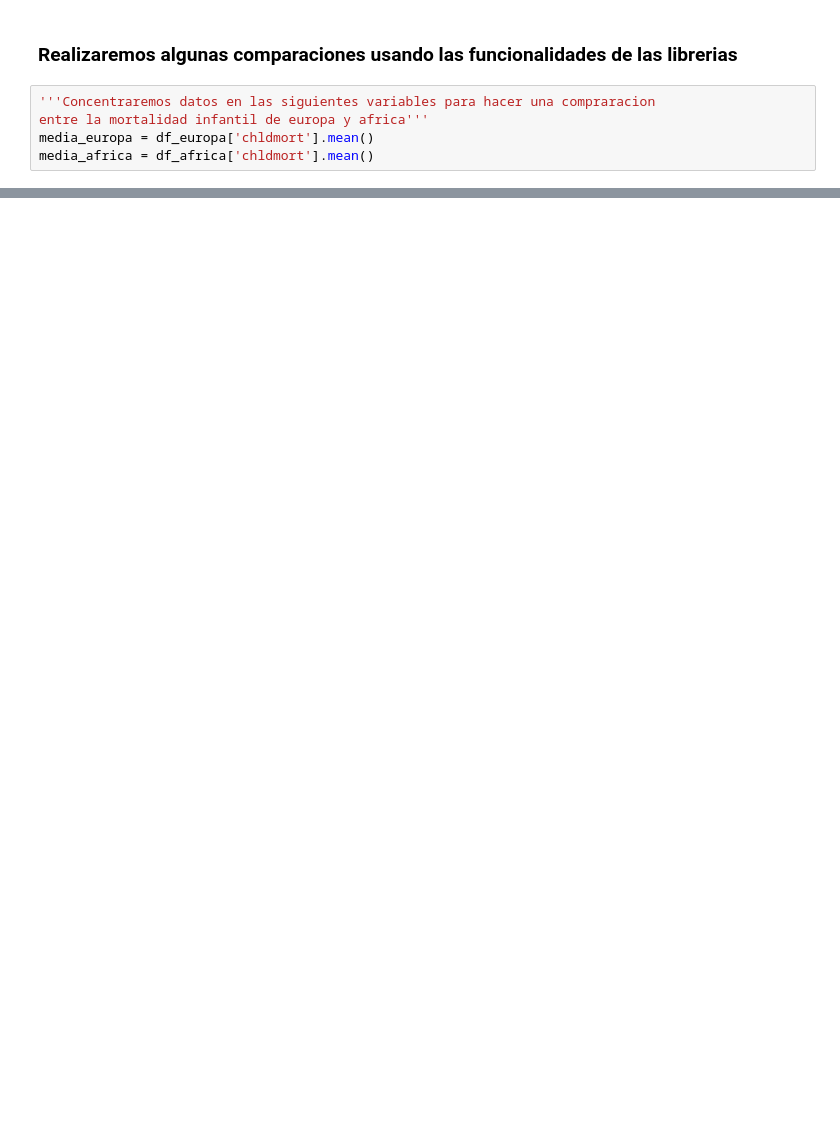
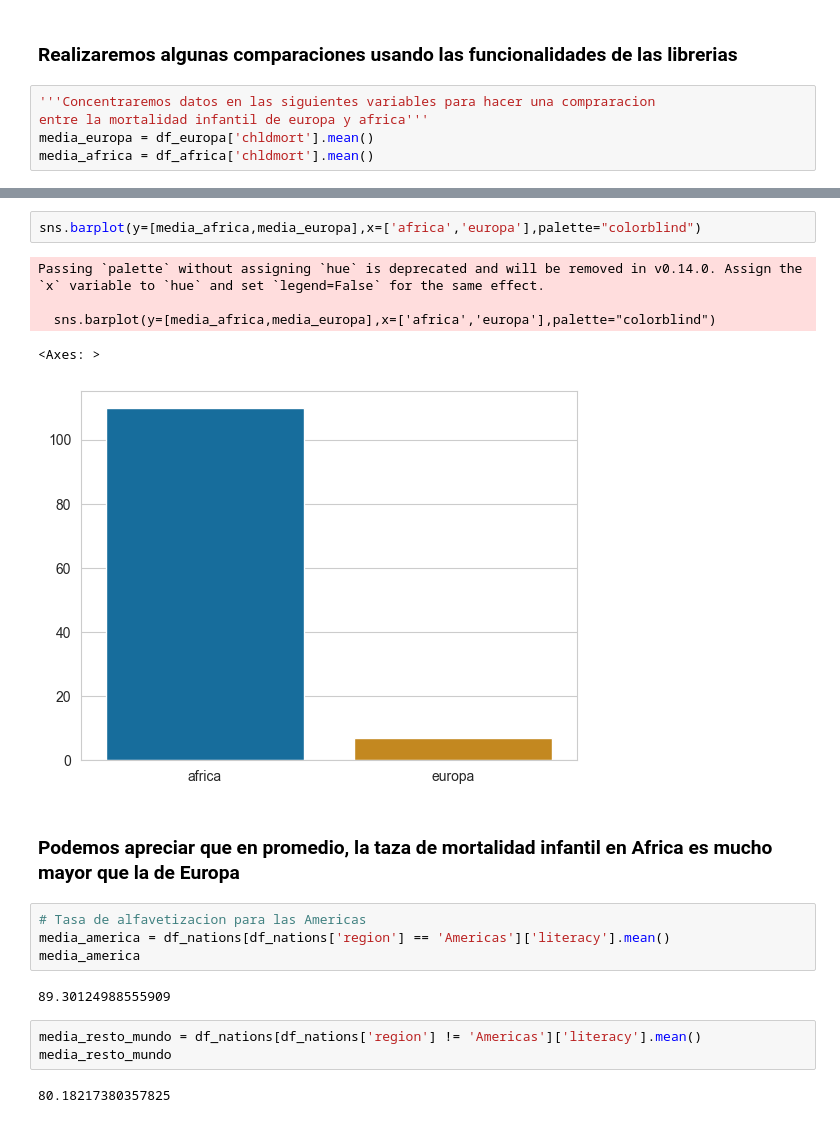
Before and after one commit to Denniels/data_analytic, a Jupyter notebook: nations.ipynb, the cells around one changed output, grey strips where cells are left out. Cells and saved outputs as stored; diff of their text form; blank space fills up the shorter version.

```diff
--- a/nations.ipynb
+++ b/nations.ipynb
@@ -360,0 +363,21 @@ TypeError: barplot() takes from 0 to 1 positional arguments but 2 were given
+# %%
+sns.barplot(y=[media_africa,media_europa],x=['africa','europa'],palette="colorblind")
+# %% [output]
+Passing `palette` without assigning `hue` is deprecated and will be removed in v0.14.0. Assign the `x` variable to `hue` and set `legend=False` for the same effect.
+
+  sns.barplot(y=[media_africa,media_europa],x=['africa','europa'],palette="colorblind")
+<Axes: >
+[figure, added]
+# %% [markdown]
+### Podemos apreciar que en promedio, la taza de mortalidad infantil en Africa es mucho mayor que la de Europa
+# %%
+# Tasa de alfavetizacion para las Americas
+media_america = df_nations[df_nations['region'] == 'Americas']['literacy'].mean()
+media_america
+# %% [output]
+89.30124988555909
+# %%
+media_resto_mundo = df_nations[df_nations['region'] != 'Americas']['literacy'].mean()
+media_resto_mundo
+# %% [output]
+80.18217380357825
```
Also changed, not shown: parts of 27 cells of this notebook.
